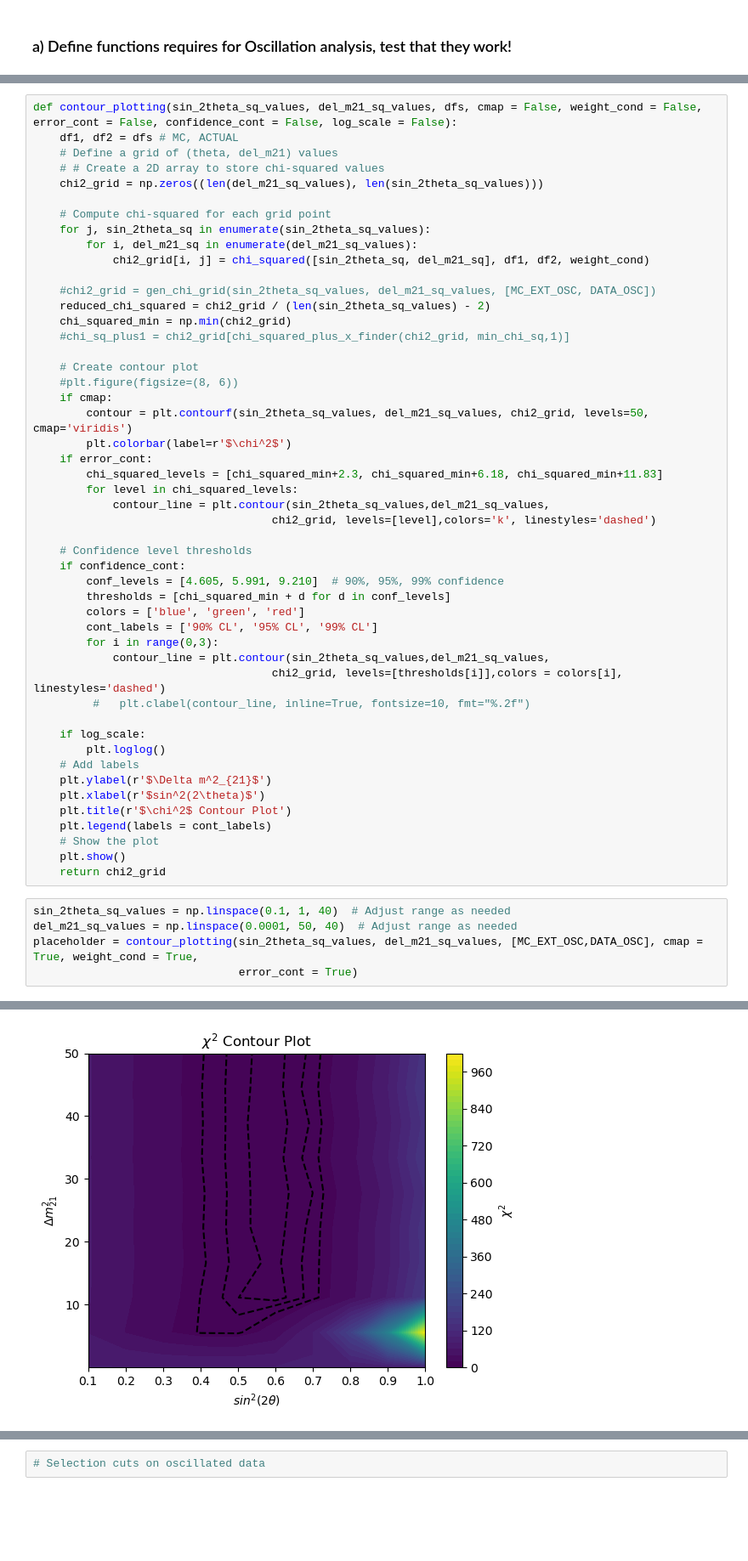
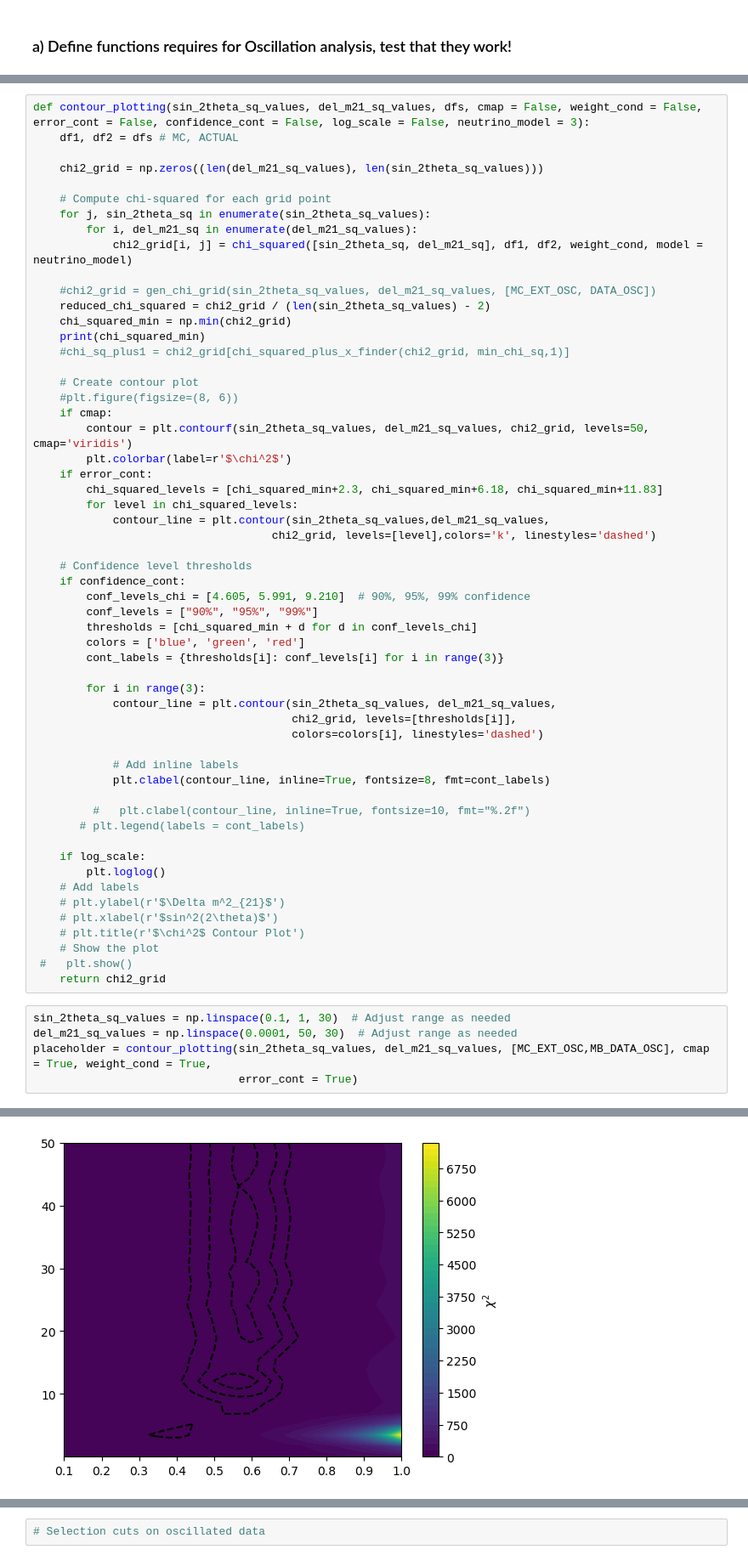
Before and after one commit to chendurshr/MicroBooNE-sem6, a Jupyter notebook: MainAnalysis_template.ipynb, the cells around one changed output, grey strips where cells are left out. Shown at 85% size. Drawn from its saved outputs; the diff is of its cells as text; blank space fills up the shorter version.

```diff
--- a/MainAnalysis_template.ipynb
+++ b/MainAnalysis_template.ipynb
@@ -729,20 +666,20 @@ def gen_chi_grid(x_vals, y_vals, df, weight = True):
             chi2_grid[i, j] = chi_squared([y_val, x_val], sim_df, expected_df)
     return chi2_grid
 # %%
-def contour_plotting(sin_2theta_sq_values, del_m21_sq_values, dfs, cmap = False, weight_cond = False, error_cont = False, confidence_cont = False, log_scale = False):
+def contour_plotting(sin_2theta_sq_values, del_m21_sq_values, dfs, cmap = False, weight_cond = False, error_cont = False, confidence_cont = False, log_scale = False, neutrino_model = 3):
     df1, df2 = dfs # MC, ACTUAL
-    # Define a grid of (theta, del_m21) values
-    # # Create a 2D array to store chi-squared values
+
     chi2_grid = np.zeros((len(del_m21_sq_values), len(sin_2theta_sq_values)))
 
     # Compute chi-squared for each grid point
     for j, sin_2theta_sq in enumerate(sin_2theta_sq_values):
         for i, del_m21_sq in enumerate(del_m21_sq_values):
-            chi2_grid[i, j] = chi_squared([sin_2theta_sq, del_m21_sq], df1, df2, weight_cond)
+            chi2_grid[i, j] = chi_squared([sin_2theta_sq, del_m21_sq], df1, df2, weight_cond, model = neutrino_model)
 
     #chi2_grid = gen_chi_grid(sin_2theta_sq_values, del_m21_sq_values, [MC_EXT_OSC, DATA_OSC])
     reduced_chi_squared = chi2_grid / (len(sin_2theta_sq_values) - 2)
     chi_squared_min = np.min(chi2_grid)
+    print(chi_squared_min)
     #chi_sq_plus1 = chi2_grid[chi_squared_plus_x_finder(chi2_grid, min_chi_sq,1)]
 
     # Create contour plot
@@ -758,28 +695,35 @@ def contour_plotting(sin_2theta_sq_values, del_m21_sq_values, dfs, cmap = False,
 
     # Confidence level thresholds
     if confidence_cont:
-        conf_levels = [4.605, 5.991, 9.210]  # 90%, 95%, 99% confidence
-        thresholds = [chi_squared_min + d for d in conf_levels]
+        conf_levels_chi = [4.605, 5.991, 9.210]  # 90%, 95%, 99% confidence
+        conf_levels = ["90%", "95%", "99%"]
+        thresholds = [chi_squared_min + d for d in conf_levels_chi]
         colors = ['blue', 'green', 'red']
-        cont_labels = ['90% CL', '95% CL', '99% CL']
-        for i in range(0,3):
-            contour_line = plt.contour(sin_2theta_sq_values,del_m21_sq_values,
-                                    chi2_grid, levels=[thresholds[i]],colors = colors[i], linestyles='dashed')
+        cont_labels = {thresholds[i]: conf_levels[i] for i in range(3)}
+
+        for i in range(3):
+            contour_line = plt.contour(sin_2theta_sq_values, del_m21_sq_values,
+                                       chi2_grid, levels=[thresholds[i]],
+                                       colors=colors[i], linestyles='dashed')
+
+            # Add inline labels
+            plt.clabel(contour_line, inline=True, fontsize=8, fmt=cont_labels)
+
          #   plt.clabel(contour_line, inline=True, fontsize=10, fmt="%.2f")
+       # plt.legend(labels = cont_labels)
 
     if log_scale:
         plt.loglog()
     # Add labels
-    plt.ylabel(r'$\Delta m^2_{21}$')
-    plt.xlabel(r'$sin^2(2\theta)$')
-    plt.title(r'$\chi^2$ Contour Plot')
-    plt.legend(labels = cont_labels)
+    # plt.ylabel(r'$\Delta m^2_{21}$')
+    # plt.xlabel(r'$sin^2(2\theta)$')
+    # plt.title(r'$\chi^2$ Contour Plot')
     # Show the plot
-    plt.show()
+ #   plt.show()
     return chi2_grid
 # %%
-sin_2theta_sq_values = np.linspace(0.1, 1, 40)  # Adjust range as needed
-del_m21_sq_values = np.linspace(0.0001, 50, 40)  # Adjust range as needed
-placeholder = contour_plotting(sin_2theta_sq_values, del_m21_sq_values, [MC_EXT_OSC,DATA_OSC], cmap = True, weight_cond = True,
+sin_2theta_sq_values = np.linspace(0.1, 1, 30)  # Adjust range as needed
+del_m21_sq_values = np.linspace(0.0001, 50, 30)  # Adjust range as needed
+placeholder = contour_plotting(sin_2theta_sq_values, del_m21_sq_values, [MC_EXT_OSC,MB_DATA_OSC], cmap = True, weight_cond = True,
                                error_cont = True)
 # %% [output]
@@ -786 +731 @@ placeholder = contour_plotting(sin_2theta_sq_values, del_m21_sq_values, [MC_EXT_
-[figure, old version]
+[figure, new version]
```
Also changed, not shown: parts of 36 cells of this notebook.
